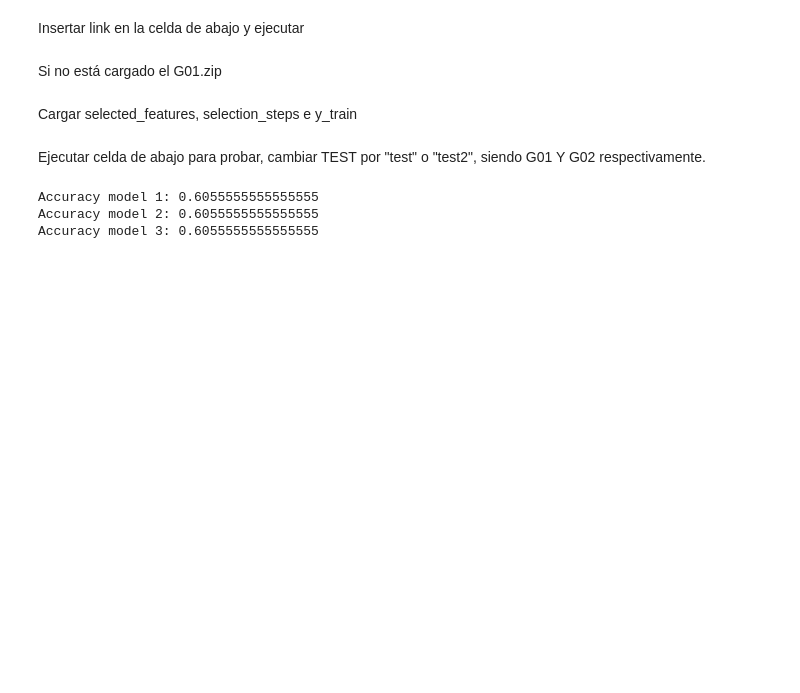
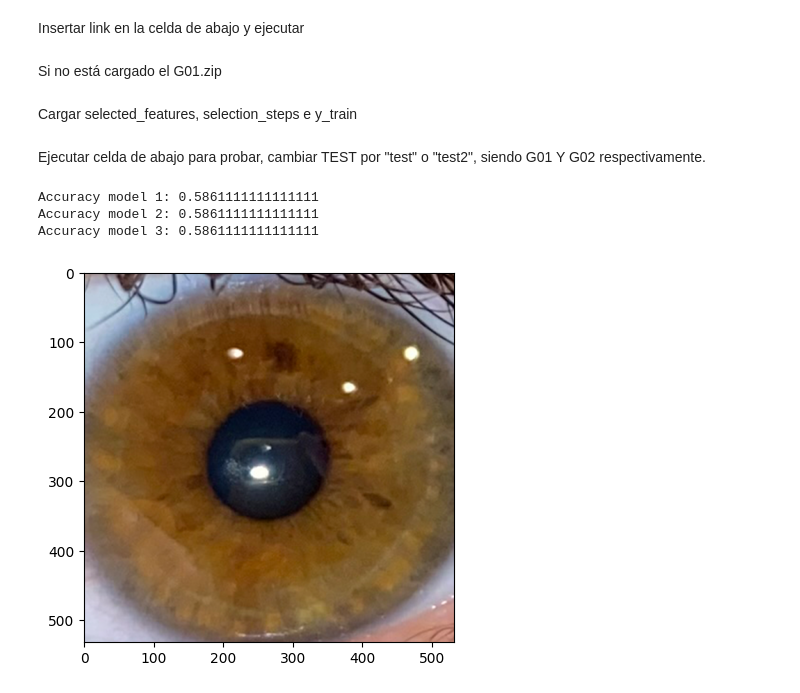
Before and after one commit to pacristi/proyecto2023, a Jupyter notebook: PROYECTO_G13.ipynb, the cells around one changed output. Cells and saved outputs as stored; diff of their text form; code cells hidden in the pictures; blank space fills up the shorter version.

Commit message:
Recorte en polar

```diff
--- a/PROYECTO_G13.ipynb
+++ b/PROYECTO_G13.ipynb
@@ -132,6 +133,18 @@ N_PLSR = 100
 # %%
 LBP_HDIV = LBP_VDIV = 3
 DAISY_RINGS = 1
+
+def transform_to_polar(img):
+    size = img.shape[0]
+    new_size = int(size // 1.2)
+    img = img[size - new_size: new_size, size - new_size: new_size]
+    value = np.sqrt(((img.shape[0]/2.0)**2.0)+((img.shape[1]/2.0)**2.0))
+
+    polar_image = cv2.linearPolar(img,(img.shape[0]/2, img.shape[1]/2), value, cv2.WARP_FILL_OUTLIERS)
+
+    polar_image = polar_image[:,:380]
+
+    return polar_image
 
 
 def extract_features(color_mode, dataset_type, feature_type):
@@ -171,10 +184,7 @@ def extract_features(color_mode, dataset_type, feature_type):
             num_img = i+1
             img = imageload(imprefix, clase, dig_clase,
                             num_img, dig_img)
-            size = img.shape[0]
-            new_size = int(size/1.4)
-            img = img[size-new_size: size+new_size,
-                      size-new_size: size+new_size]
+            img = transform_to_polar(img)
             y[t] = j+1
             t = t+1
 
@@ -804,7 +814,8 @@ Cargar selected_features, selection_steps e y_train
 Ejecutar celda de abajo para probar, cambiar TEST por "test" o "test2", siendo G01 Y G02 respectivamente.
 # %%
 TEST = "test"
-EXTRACTION_MODS = ['haralick', 'hog', 'zernike', 'lbp', 'glcm']
+EXTRACTION_MODS = ['haralick', 'hog', 'zernike', 'lbp', 'glcm', 'daisy']
+EXTRACTION_MODS_2 = ['daisy']
 COLOR_MODES = ["gray", "blue", "red", "green"]
 SELECTION_MODELS = ['SEL_01']
 
@@ -921,8 +932,9 @@ def test_set(test_set):
     y_train = np.load('y/y_train.npy')
 
     # Crear set de test
-    extraction_main(EXTRACTION_MODS, COLOR_MODES, test_set)
-
+    # extraction_main(EXTRACTION_MODS_2, COLOR_MODES, test_set)
+    # extraction_main(EXTRACTION_MODS, COLOR_MODES, 'train')
+    # return
     X_test = select01_test_features(test_set)
     y_test = np.load(f'y/y_{test_set}.npy')
 
@@ -951,6 +963,24 @@ def test_set(test_set):
 
 test_set(TEST)
 # %% [output]
-Accuracy model 1: 0.6055555555555555
-Accuracy model 2: 0.6055555555555555
-Accuracy model 3: 0.6055555555555555
+Accuracy model 1: 0.5861111111111111
+Accuracy model 2: 0.5861111111111111
+Accuracy model 3: 0.5861111111111111
+# %%
+def transform_to_polar(img):
+    size = img.shape[0]
+    new_size = int(size // 1.2)
+    img = img[size - new_size: new_size, size - new_size: new_size]
+    value = np.sqrt(((img.shape[0]/2.0)**2.0)+((img.shape[1]/2.0)**2.0))
+    polar_image = cv2.linearPolar(img,(img.shape[0]/2, img.shape[1]/2), value, cv2.WARP_FILL_OUTLIERS)
+
+    polar_image = polar_image[:,:380]
+    plt.imshow(img)
+
+    # return polar_image
+
+img = plt.imread('G01\ID083_013.png')
+img = transform_to_polar(img)
+# plt.imshow(img)
+# %% [output]
+[figure, added]
```
Also changed, not shown: parts of 2 cells of this notebook.
